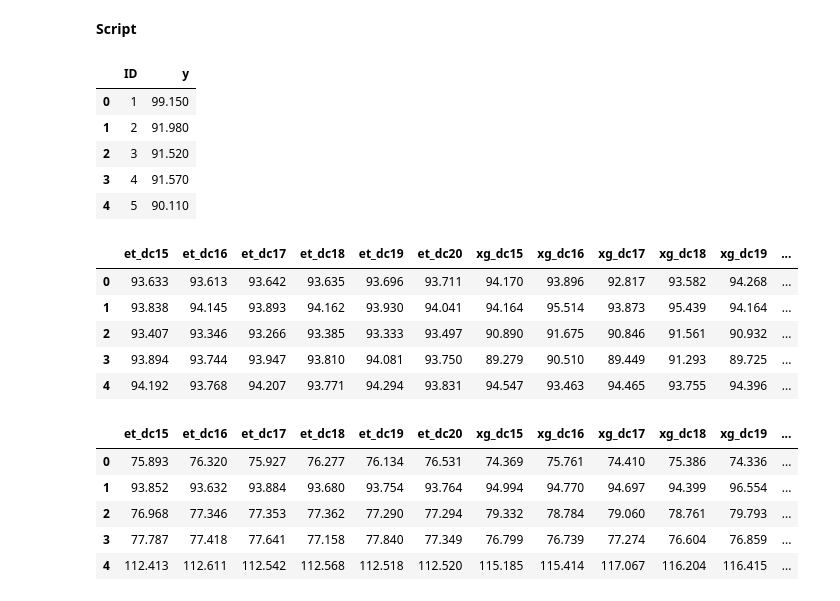
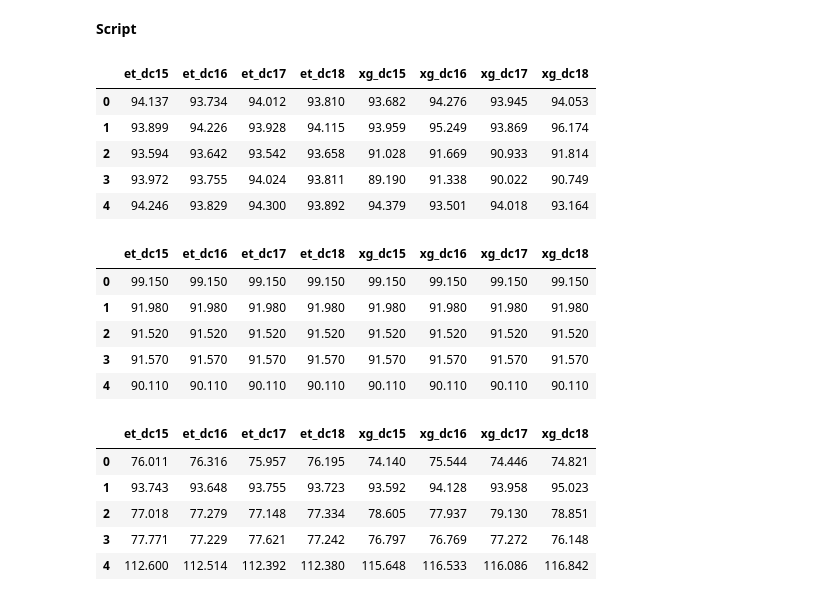
Before and after one commit to juliencohensolal/Merco, a Jupyter notebook: M_WeightedAvg.ipynb, the cells around one changed output. Saved outputs shown, nothing was run; the diff lists cells and outputs as text; code cells hidden in the pictures.

```diff
--- a/M_WeightedAvg.ipynb
+++ b/M_WeightedAvg.ipynb
@@ -20,16 +20,26 @@ N_JOBS = -1
 SEED = 2017
 # %%
 # Stack all single Level 1 models OOF and test preds as entries for a Level 2 model
-def get_level_one_outputs(OOF_targets) :
-    level_one_OOF = pd.DataFrame()
+def get_level_one_data() :
+    level_one_preds = pd.DataFrame()
     i = 0
     root_dir = "oof_preds/"
     for file_name in sorted(os.listdir(root_dir)) :
         preds_OOF = pd.read_csv(root_dir + file_name)
         cur_preds_OOF = pd.Series(preds_OOF.y, name = file_name[0:7])
-        level_one_OOF = pd.concat([level_one_OOF, cur_preds_OOF], axis = 1)
+        level_one_preds = pd.concat([level_one_preds, cur_preds_OOF], axis = 1)
         i += 1
-    display(level_one_OOF.head())
+    display(level_one_preds.head())
+
+    level_one_targets = pd.DataFrame()
+    i = 0
+    root_dir = "oof_targets/"
+    for file_name in sorted(os.listdir(root_dir)) :
+        targets_OOF = pd.read_csv(root_dir + file_name)
+        cur_targets_OOF = pd.Series(targets_OOF.y, name = file_name[0:7])
+        level_one_targets = pd.concat([level_one_targets, cur_targets_OOF], axis = 1)
+        i += 1
+    display(level_one_targets.head())
 
     # Same for test set preds
     level_one_test = pd.DataFrame()
@@ -42,7 +52,7 @@ def get_level_one_outputs(OOF_targets) :
         i += 1
     display(level_one_test.head())
 
-    return(level_one_OOF, level_one_test)
+    return(level_one_preds, level_one_targets, level_one_test)
 # %%
 # Plot predictions
 def plot_preds(targets, preds) :
@@ -98,34 +108,30 @@ def optimize(preds_X_test) :
 <b>Script</b>
 # %%
 # Get data
-OOF_targets = pd.read_csv("clean_data/OOF_targets.csv")
 init_test = pd.read_csv("raw_data/test.csv")
 test_ids = init_test.ID.values
-
-display(OOF_targets.head())
-# %% [output]
-|  | ID | y |
-| 0 | 1 | 99.150 |
-| 1 | 2 | 91.980 |
-| 2 | 3 | 91.520 |
-| 3 | 4 | 91.570 |
-| 4 | 5 | 90.110 |
 # %%
 # Create Level 2 inputs
-level_one_OOF, level_one_test = get_level_one_outputs(OOF_targets)
+level_one_preds, level_one_targets, level_one_test = get_level_one_data()
 # %% [output]
-|  | et_dc15 | et_dc16 | et_dc17 | et_dc18 | et_dc19 | et_dc20 | xg_dc15 | xg_dc16 | xg_dc17 | xg_dc18 | xg_dc19 | ... |
-| 0 | 93.633 | 93.613 | 93.642 | 93.635 | 93.696 | 93.711 | 94.170 | 93.896 | 92.817 | 93.582 | 94.268 | ... |
-| 1 | 93.838 | 94.145 | 93.893 | 94.162 | 93.930 | 94.041 | 94.164 | 95.514 | 93.873 | 95.439 | 94.164 | ... |
-| 2 | 93.407 | 93.346 | 93.266 | 93.385 | 93.333 | 93.497 | 90.890 | 91.675 | 90.846 | 91.561 | 90.932 | ... |
-| 3 | 93.894 | 93.744 | 93.947 | 93.810 | 94.081 | 93.750 | 89.279 | 90.510 | 89.449 | 91.293 | 89.725 | ... |
-| 4 | 94.192 | 93.768 | 94.207 | 93.771 | 94.294 | 93.831 | 94.547 | 93.463 | 94.465 | 93.755 | 94.396 | ... |
+|  | et_dc15 | et_dc16 | et_dc17 | et_dc18 | xg_dc15 | xg_dc16 | xg_dc17 | xg_dc18 |
+| 0 | 94.137 | 93.734 | 94.012 | 93.810 | 93.682 | 94.276 | 93.945 | 94.053 |
+| 1 | 93.899 | 94.226 | 93.928 | 94.115 | 93.959 | 95.249 | 93.869 | 96.174 |
+| 2 | 93.594 | 93.642 | 93.542 | 93.658 | 91.028 | 91.669 | 90.933 | 91.814 |
+| 3 | 93.972 | 93.755 | 94.024 | 93.811 | 89.190 | 91.338 | 90.022 | 90.749 |
+| 4 | 94.246 | 93.829 | 94.300 | 93.892 | 94.379 | 93.501 | 94.018 | 93.164 |
-|  | et_dc15 | et_dc16 | et_dc17 | et_dc18 | et_dc19 | et_dc20 | xg_dc15 | xg_dc16 | xg_dc17 | xg_dc18 | xg_dc19 | ... |
-| 0 | 75.893 | 76.320 | 75.927 | 76.277 | 76.134 | 76.531 | 74.369 | 75.761 | 74.410 | 75.386 | 74.336 | ... |
-| 1 | 93.852 | 93.632 | 93.884 | 93.680 | 93.754 | 93.764 | 94.994 | 94.770 | 94.697 | 94.399 | 96.554 | ... |
-| 2 | 76.968 | 77.346 | 77.353 | 77.362 | 77.290 | 77.294 | 79.332 | 78.784 | 79.060 | 78.761 | 79.793 | ... |
-| 3 | 77.787 | 77.418 | 77.641 | 77.158 | 77.840 | 77.349 | 76.799 | 76.739 | 77.274 | 76.604 | 76.859 | ... |
-| 4 | 112.413 | 112.611 | 112.542 | 112.568 | 112.518 | 112.520 | 115.185 | 115.414 | 117.067 | 116.204 | 116.415 | ... |
+|  | et_dc15 | et_dc16 | et_dc17 | et_dc18 | xg_dc15 | xg_dc16 | xg_dc17 | xg_dc18 |
+| 0 | 99.150 | 99.150 | 99.150 | 99.150 | 99.150 | 99.150 | 99.150 | 99.150 |
+| 1 | 91.980 | 91.980 | 91.980 | 91.980 | 91.980 | 91.980 | 91.980 | 91.980 |
+| 2 | 91.520 | 91.520 | 91.520 | 91.520 | 91.520 | 91.520 | 91.520 | 91.520 |
+| 3 | 91.570 | 91.570 | 91.570 | 91.570 | 91.570 | 91.570 | 91.570 | 91.570 |
+| 4 | 90.110 | 90.110 | 90.110 | 90.110 | 90.110 | 90.110 | 90.110 | 90.110 |
+|  | et_dc15 | et_dc16 | et_dc17 | et_dc18 | xg_dc15 | xg_dc16 | xg_dc17 | xg_dc18 |
+| 0 | 76.011 | 76.316 | 75.957 | 76.195 | 74.140 | 75.544 | 74.446 | 74.821 |
+| 1 | 93.743 | 93.648 | 93.755 | 93.723 | 93.592 | 94.128 | 93.958 | 95.023 |
+| 2 | 77.018 | 77.279 | 77.148 | 77.334 | 78.605 | 77.937 | 79.130 | 78.851 |
+| 3 | 77.771 | 77.229 | 77.621 | 77.242 | 76.797 | 76.769 | 77.272 | 76.148 |
+| 4 | 112.600 | 112.514 | 112.392 | 112.380 | 115.648 | 116.533 | 116.086 | 116.842 |
 # %%
 # Get error of each OOF column
 preds_X_test = []
```
Also changed, not shown: parts of 7 cells of this notebook, 1 other file.
